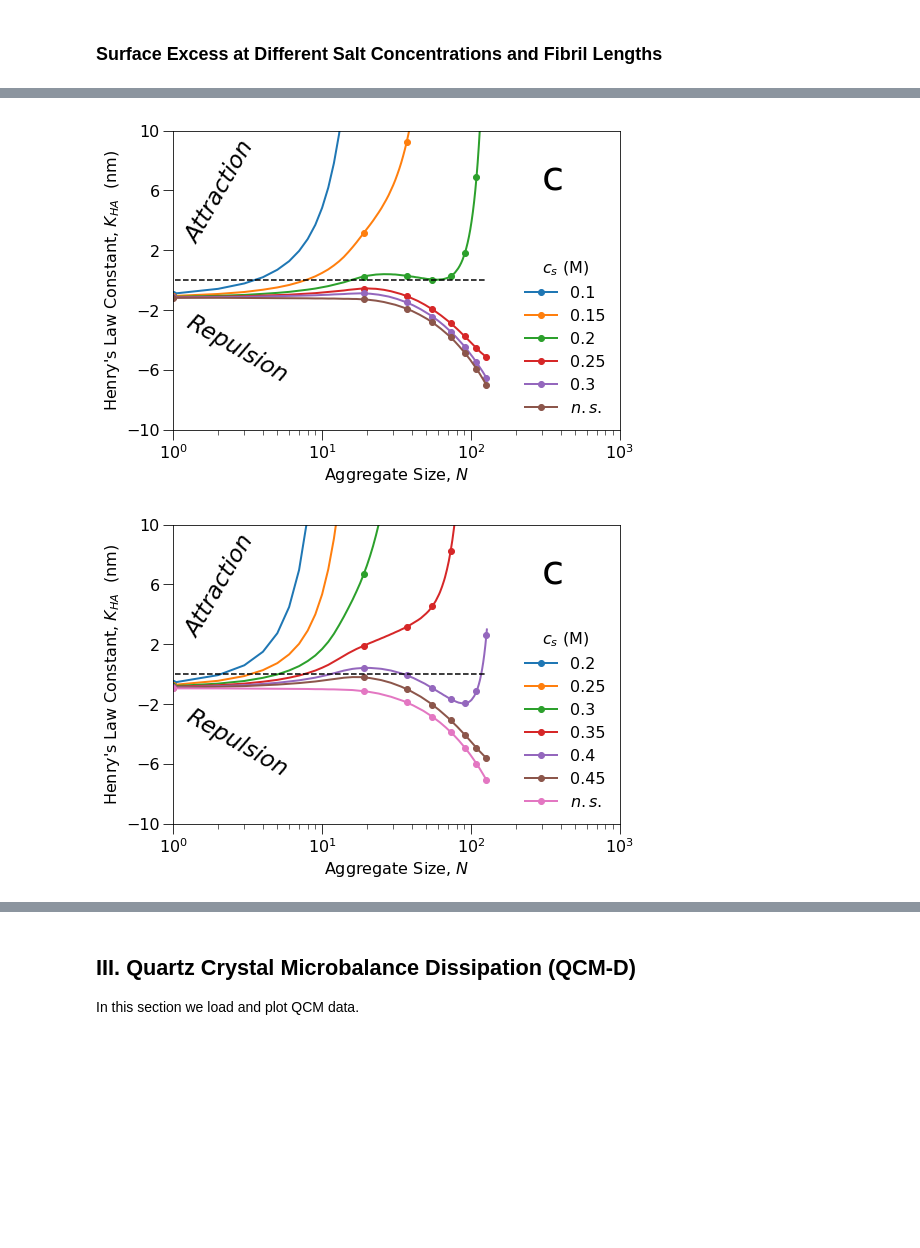
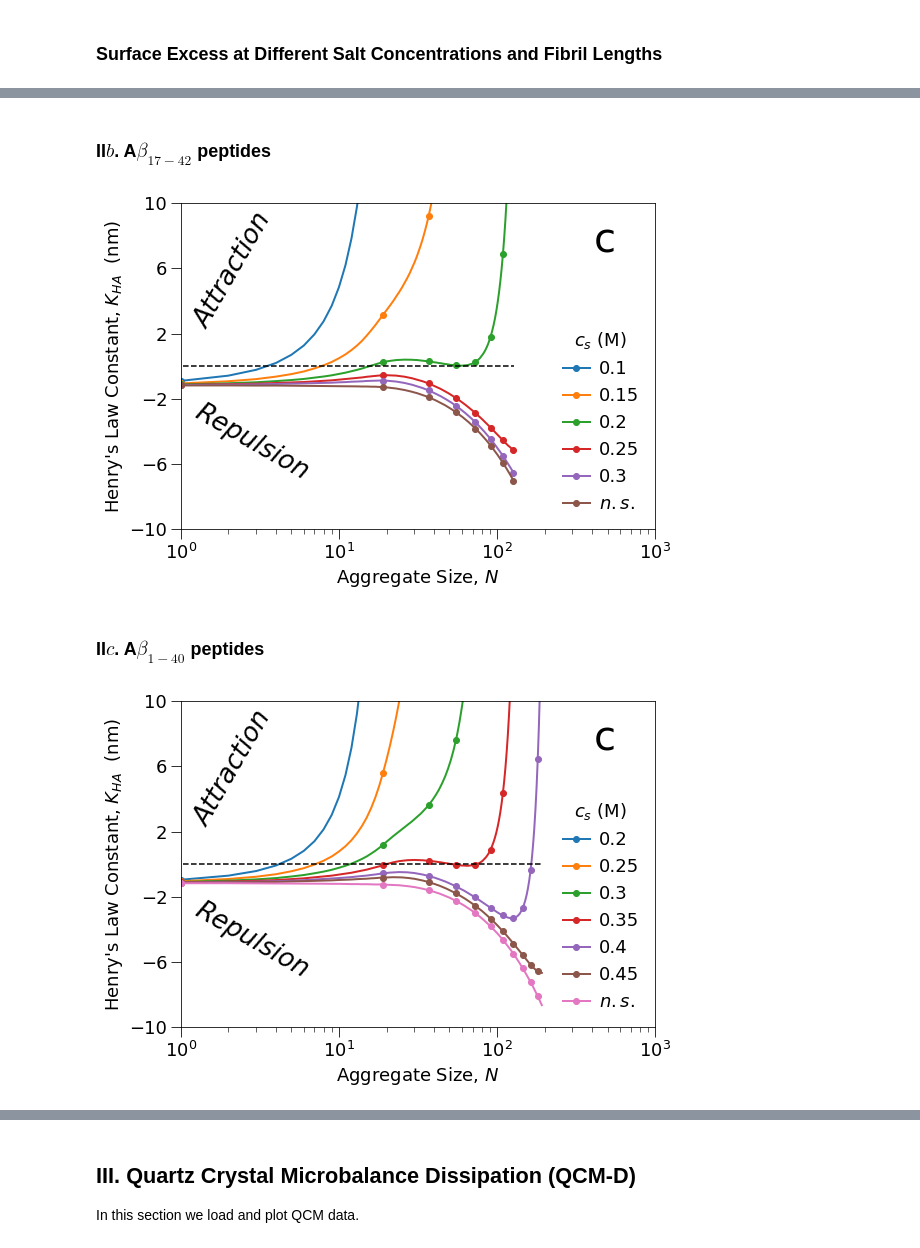
Before and after one commit to mlund/SI-surfacefibrils, a Jupyter notebook: notebook.ipynb, the cells around one changed output, grey strips where cells are left out. Cells and saved outputs as stored; diff of their text form; code cells hidden in the pictures; blank space fills up the shorter version.

```diff
--- a/notebook.ipynb
+++ b/notebook.ipynb
@@ -290,7 +280,7 @@ def find_nearest(y,y0):
 %cd -q $workdir'/mc'
 for name in ['2BEG_17-42','5KK3','2M4J']:
     fibril = fibrils[name]
-    if Path(name+'-data--.p').is_file():
+    if Path(name+'-data.p').is_file():
         data = pd.read_pickle(name+'-data.p')
     else:
         d = {}
@@ -862,5 +621,7 @@ Once we have proven that the line segment model is capable of capturing the phys
+# %% [markdown]
+### II$b$. A$\beta_{17-42}$ peptides
 # %%
-plt.rcParams.update({'font.size': 16, 'figure.figsize': [8.0, 5.5],
+plt.rcParams.update({'font.size': 18, 'figure.figsize': [8.5, 6],
                      'xtick.minor.size':5, 'xtick.major.size':10, 'ytick.minor.size':5, 'ytick.major.size':10})
 %cd -q $workdir
 from math import asinh, sqrt, pi
@@ -899,7 +660,7 @@ for cs in salt:
         s = dist(N,s0,s1,10,60)
         lD = 3.04/sqrt(cs)    # Debye length (Å)
         phi = 2*asinh( sigma*sqrt(pi*lB/(2*cs*NA*1e-27)) ) # surf. potential (kT/e)
-        r = np.arange(0, 1000, 0.1)
+        r = np.arange(1e-10, 1000, 0.1)
         # surface-line electrostatic interaction
         # eq 62. DOI: http://dx.doi.org/10.1016/S0006-3495(02)75375-7
         w = 2 * z * np.log( ( 1 + np.tanh( phi / 4. ) * np.exp(-r/lD) )
@@ -915,87 +676,76 @@ for cs in salt:
         cs = '$n.s.$'
     plt.plot(Y,X, label=cs, linestyle='-', marker='o', lw=2, ms=6, markevery = 18)
 plt.plot( [0,128], [0,0], 'k--')
-plt.legend(loc='lower right',frameon=False, fontsize='medium', title=r'$c_{s}$ (M)')
+plt.legend(loc='lower right',frameon=False, fontsize='medium',
+           handlelength=1.5, handletextpad=0.5, title=r'$c_{s}$ (M)')
 plt.ylim(-10,10)
 plt.xlim(1,1000)
 plt.figtext(0.14,0.82,'Attraction',rotation='60', color='k',fontsize='x-large', style='italic')
 plt.figtext(0.14,0.38,'Repulsion',rotation='-30',color='k',fontsize='x-large', style='italic')
 plt.xlabel(r'Aggregate Size, $N$')
 plt.ylabel(r"Henry's Law Constant, $K_{HA}$  (nm)")
-plt.text(300,6,'c',fontsize=40)
+plt.annotate('c',xy=(0.87,.85), fontsize=40, xycoords='axes fraction')
 plt.xscale('log')
 plt.yticks(np.arange(-10,11,4))
-plt.savefig('fig5c_SM.eps')
+plt.savefig('fig6c_SM.eps')
 plt.show()
 # %% [output]
-[figure, old version]
+[figure, new version]
+# %% [markdown]
+### II$c$. A$\beta_{1-40}$ peptides
 # %%
-plt.rcParams.update({'font.size': 16, 'figure.figsize': [8.0, 5.5],
-                     'xtick.minor.size':5, 'xtick.major.size':10, 'ytick.minor.size':5, 'ytick.major.size':10})
+plt.rcParams.update({'font.size': 18, 'figure.figsize': [8.5, 6],
+                     'xtick.minor.size':5, 'xtick.major.size':10,
+                     'ytick.minor.size':5, 'ytick.major.size':10})
 %cd -q $workdir
 from math import asinh, sqrt, pi
-lm=2.5    # monomer length (Å)
-zm=-3     # monomer charge (e)
-s0=10      # lower bound of the distance of closest approach (Å)
-s1=23     # upper bound of the distance of closest approach (Å)
-lB=7.1    # Bjerrum length (Å)
-NA=6.022e23 # Avogadros number (1/mol)
+lm=2         # monomer length (Å)
+zm=-3        # monomer charge (e)
+s0=15        # lower bound of the distance of closest approach (Å)
+s1=24.5      # upper bound of the distance of closest approach (Å)
+lB=7.1       # Bjerrum length (Å)
+NA=6.022e23  # Avogadros number (1/mol)
 sigma=1/266. # surface charge density (Å-2)
-n = np.linspace(1, 128, 128) # number of monomers
+n = np.linspace(1, 192, 192) # number of monomers
 salt = [0.2, 0.25, 0.3, .35, .4 ,.45,1e10] # salt concentrations
-
-def find_nearest(y,y0):
-    idx = (np.abs(y-y0)).argmin()
-    return idx
-
-def TdS(r, L):
-    """ rod-2-surface excluded volume contribution to free energy (kT) """
-    sel = r<0.5*L
-    w   = -np.log(2*r[sel]/L)
-    return np.concatenate((w, 0*r[~sel]))
-
-# smooth function describing the dependece of the distance of closest approach on aggregate size
-def dist(x,a,b,c,d):
-    a = a
-    b = b - a
-    return a + b/2. + b/2.*np.tanh((x-c)/d)
 
 for cs in salt:
     Y = []
     X = []
     for N in n:               # number of monomers
         L = N*lm              # rod length (Å)
         z = zm*N              # rod charge (e)
         s = dist(N,s0,s1,10,60)
         lD = 3.04/sqrt(cs)    # Debye length (Å)
-        phi = 2*asinh( 2*pi*sigma*lB*lD ) # surf. potential (kT/e)
-        r = np.arange(0, 1000, 0.1)
+        phi = 2*asinh( sigma*2*pi*lB*lD ) # surf. potential (kT/e)
+        r = np.arange(1, 1000, 0.1)
         # surface-line electrostatic interaction
         # eq 62. DOI: http://dx.doi.org/10.1016/S0006-3495(02)75375-7
         w = 2 * z * np.log( ( 1 + np.tanh( phi / 4. ) * np.exp(-r/lD) )
                          / ( 1 - np.tanh( phi / 4. ) * np.exp(-r/lD) ) ) + TdS(r,L) + (s/r)**9
         idx = find_nearest(w[:int(w.size/50)],1e3) # the integration starts where w = 1e3 kT
         r = r[idx:]
         w = w[idx:]
         # Henry's law constant
         k = np.trapz( np.expm1(-w), r )*.1
         Y.append(N)
         X.append(k)
     if cs == 1e10:
         cs = '$n.s.$'
-    plt.plot(Y,X, label=cs, linestyle='-', marker='o', lw=2, ms=6, markevery = 18)
-plt.plot( [0,128], [0,0], 'k--')
-plt.legend(loc='lower right',frameon=False, fontsize='medium', title=r'$c_{s}$ (M)')
+    plt.plot(Y,X, label=cs, linestyle='-', marker='o', lw=2, ms=6, markevery=18)
+plt.plot( [0,192], [0,0], 'k--')
+plt.legend(loc='lower right',frameon=False, fontsize='medium',
+           handlelength=1.5, handletextpad=0.5, title=r'$c_{s}$ (M)')
 plt.ylim(-10,10)
 plt.xlim(1,1000)
 plt.figtext(0.14,0.82,'Attraction',rotation='60', color='k',fontsize='x-large', style='italic')
 plt.figtext(0.14,0.38,'Repulsion',rotation='-30',color='k',fontsize='x-large', style='italic')
 plt.xlabel(r'Aggregate Size, $N$')
 plt.ylabel(r"Henry's Law Constant, $K_{HA}$  (nm)")
-plt.text(300,6,'c',fontsize=40)
+plt.annotate('c',xy=(0.87,.85), fontsize=40, xycoords='axes fraction')
 plt.yticks(np.arange(-10,11,4))
 plt.xscale('log')
-plt.savefig('fig2c.eps')
+plt.savefig('fig7c_SM.eps')
 plt.show()
 # %% [output]
-[figure, old version]
+[figure, new version]
```
Also changed, not shown: parts of 44 cells of this notebook.
